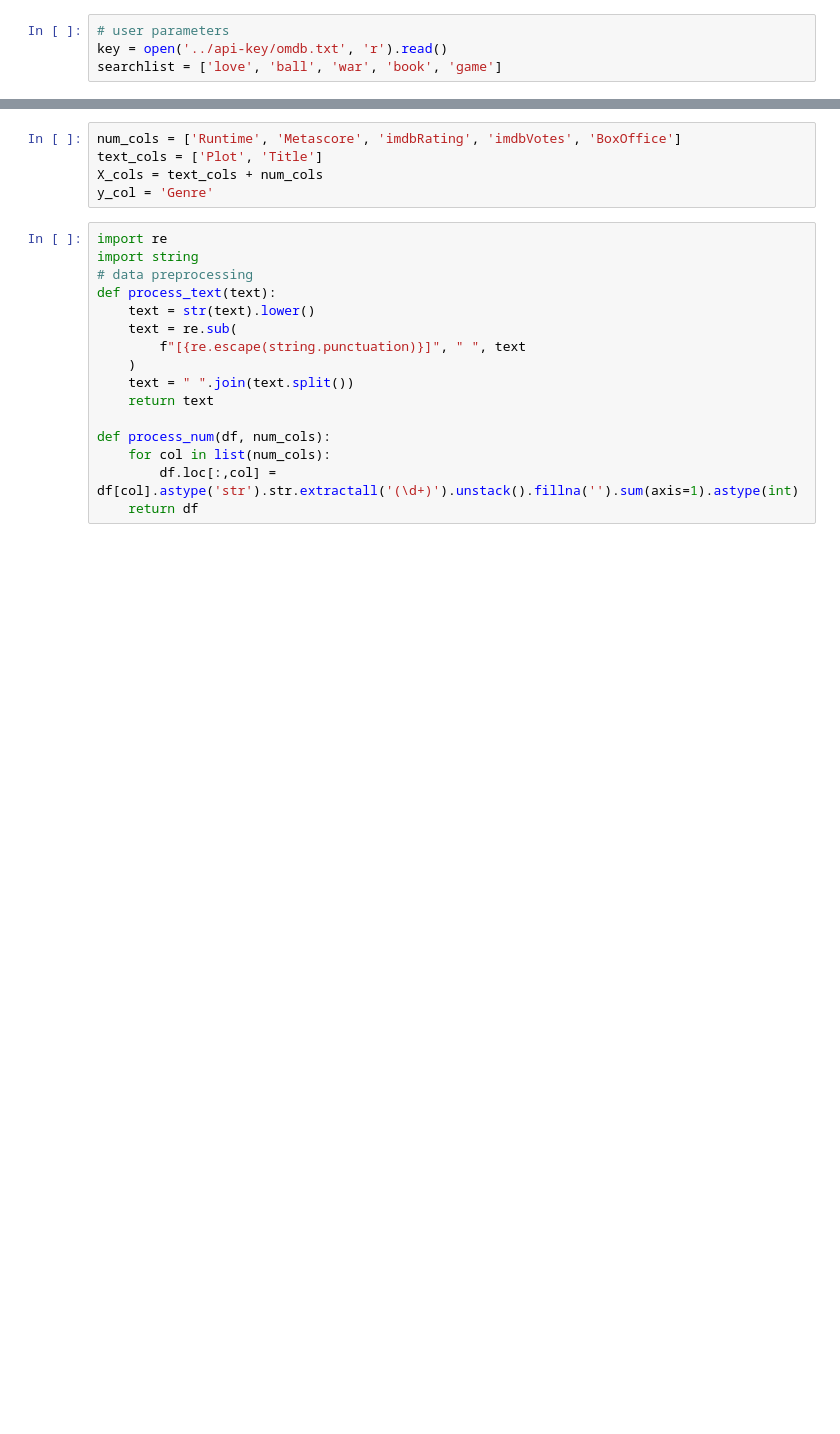
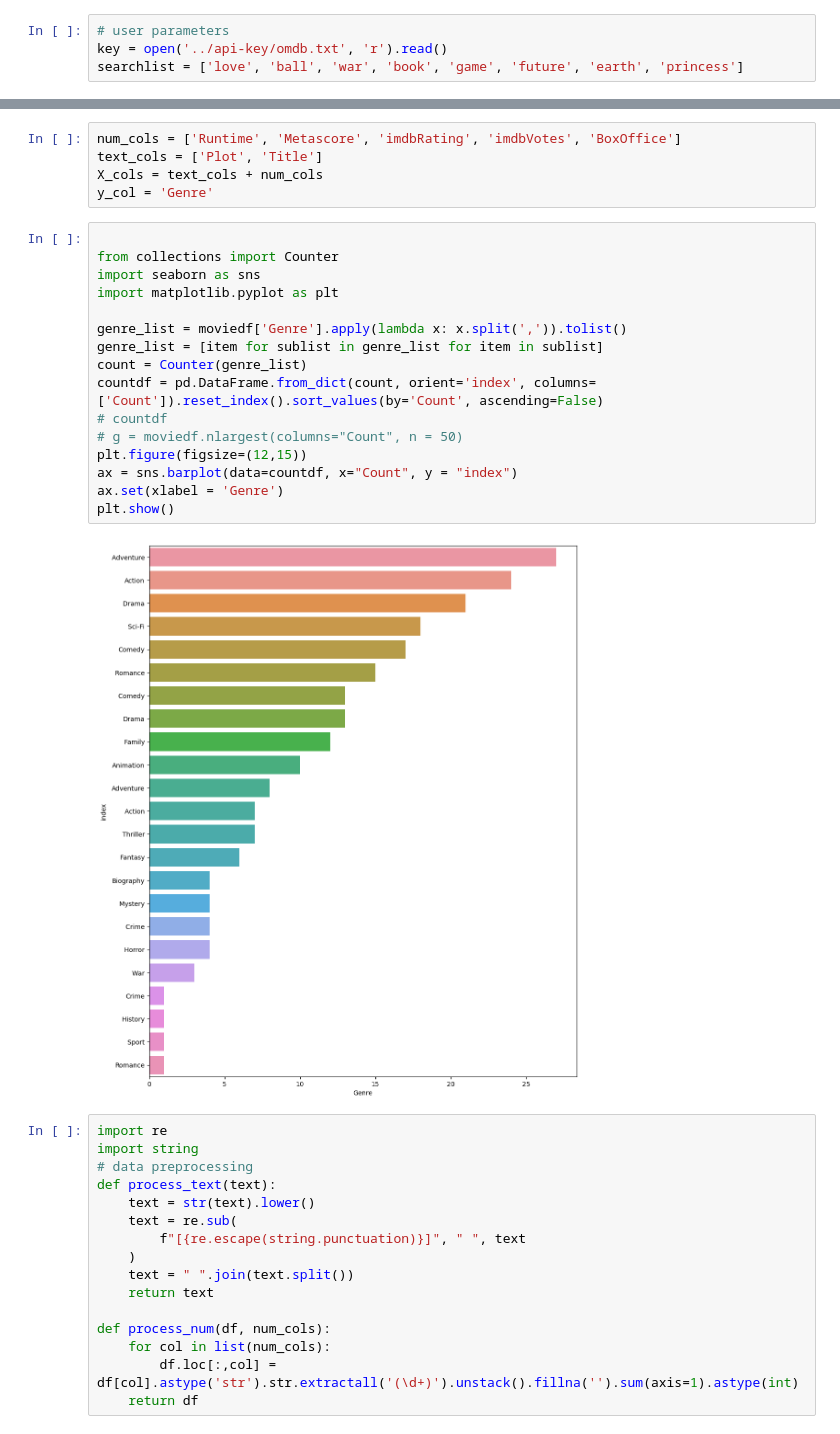
Before and after one commit to Eviedf/movieclassifier, a Jupyter notebook: movie_classification.ipynb, the cells around one changed output, grey strips where cells are left out. Saved outputs shown, nothing was run; the diff lists cells and outputs as text; blank space fills up the shorter version.

```diff
--- a/movie_classification.ipynb
+++ b/movie_classification.ipynb
@@ -1,7 +1,7 @@
 # %%
 # user parameters
 key = open('../api-key/omdb.txt', 'r').read()
-searchlist = ['love', 'ball', 'war', 'book', 'game']
+searchlist = ['love', 'ball', 'war', 'book', 'game', 'future', 'earth', 'princess']
 # %%
 import pandas as pd
 import requests
@@ -73,6 +74,24 @@ num_cols = ['Runtime', 'Metascore', 'imdbRating', 'imdbVotes', 'BoxOffice']
 text_cols = ['Plot', 'Title']
 X_cols = text_cols + num_cols
 y_col = 'Genre'
+# %%
+
+from collections import Counter
+import seaborn as sns
+import matplotlib.pyplot as plt
+
+genre_list = moviedf['Genre'].apply(lambda x: x.split(',')).tolist()
+genre_list = [item for sublist in genre_list for item in sublist]
+count = Counter(genre_list)
+countdf = pd.DataFrame.from_dict(count, orient='index', columns=['Count']).reset_index().sort_values(by='Count', ascending=False)
+# countdf
+# g = moviedf.nlargest(columns="Count", n = 50)
+plt.figure(figsize=(12,15))
+ax = sns.barplot(data=countdf, x="Count", y = "index")
+ax.set(xlabel = 'Genre')
+plt.show()
+# %% [output]
+[figure, added]
 # %%
 import re
 import string
```
Also changed, not shown: parts of 13 cells of this notebook.
